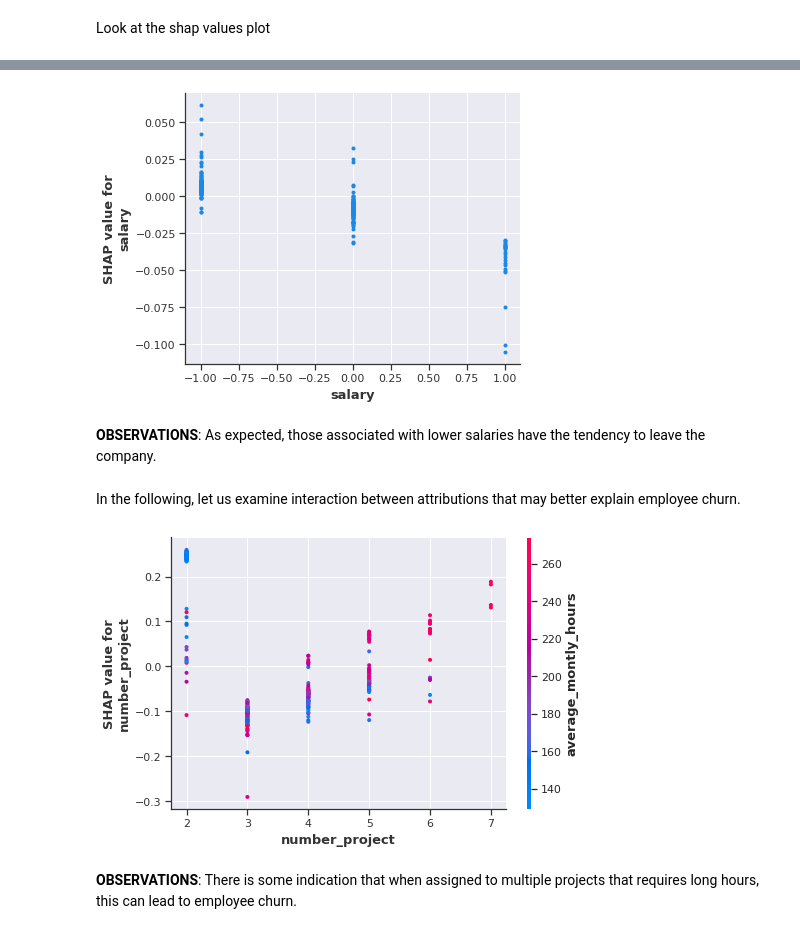
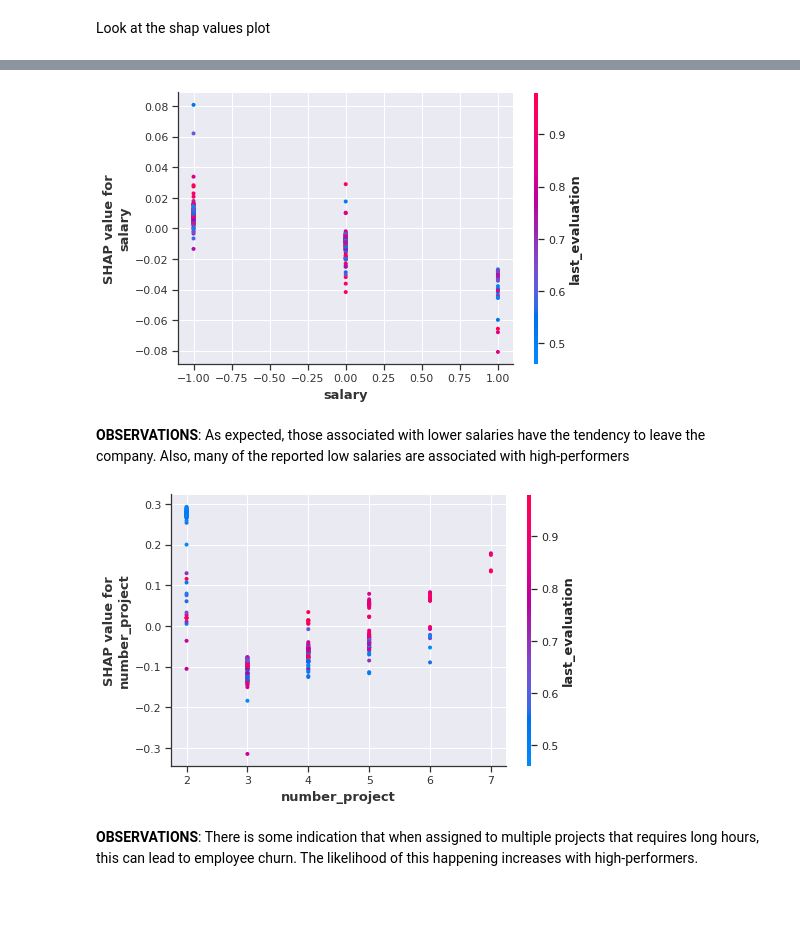
Before and after one commit to anthonyckleung/HR-Churn-Analysis, a Jupyter notebook: hr_churn_classification.ipynb, the cells around one changed output, grey strips where cells are left out. Cells and saved outputs as stored; diff of their text form; code cells hidden in the pictures; blank space fills up the shorter version.

```diff
--- a/hr_churn_classification.ipynb
+++ b/hr_churn_classification.ipynb
@@ -336,25 +336,23 @@ shap.dependence_plot('time_spend_company',
 # %%
 shap.dependence_plot('salary',
                      shap_values[1],
                      features = X_shap,
                      feature_names = feat_columns,
-                     interaction_index = None,
+                     interaction_index = 'last_evaluation',
                      )
 # %% [output]
-[figure, old version]
+[figure, new version]
 # %% [markdown]
-**OBSERVATIONS**: As expected, those associated with lower salaries have the tendency to leave the company.
+**OBSERVATIONS**: As expected, those associated with lower salaries have the tendency to leave the company. Also, many of the reported low salaries are associated with high-performers
-# %% [markdown]
-In the following, let us examine interaction between attributions that may better explain employee churn.
 # %%
 shap.dependence_plot('number_project',
                      shap_values[1],
                      features = X_shap,
                      feature_names = feat_columns,
-                     interaction_index = 'average_montly_hours',
+                     interaction_index = 'last_evaluation',
                      )
 # %% [output]
-[figure, old version]
+[figure, new version]
 # %% [markdown]
-**OBSERVATIONS**: There is some indication that when assigned to multiple projects that requires long hours, this can lead to employee churn.
+**OBSERVATIONS**: There is some indication that when assigned to multiple projects that requires long hours, this can lead to employee churn. The likelihood of this happening increases with high-performers.
 # %%
```
Also changed, not shown: parts of 24 cells of this notebook.
